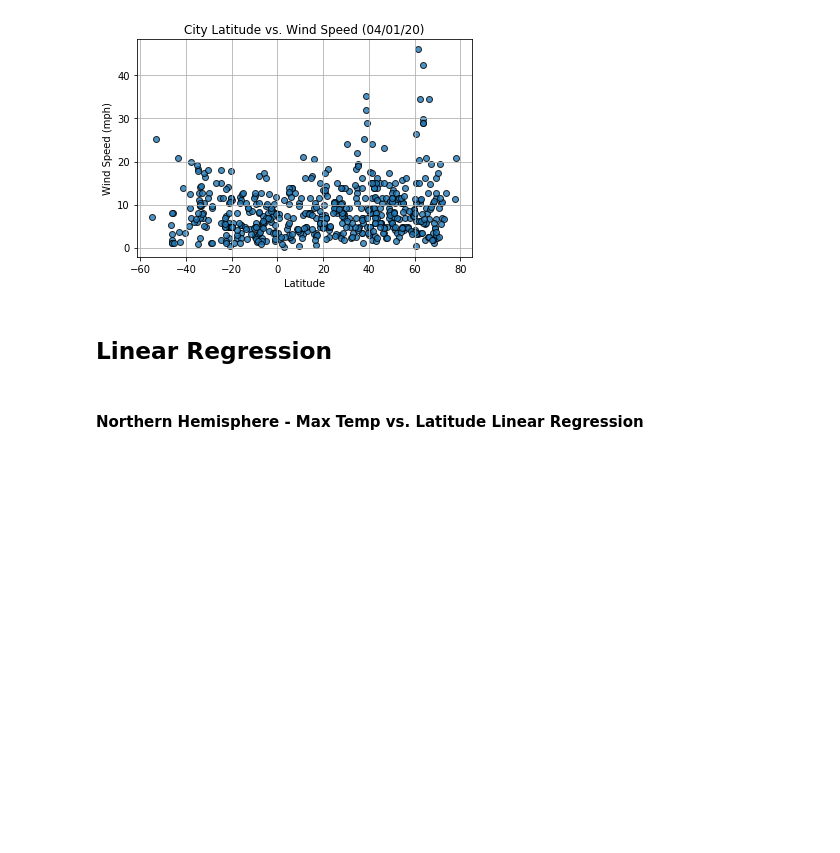
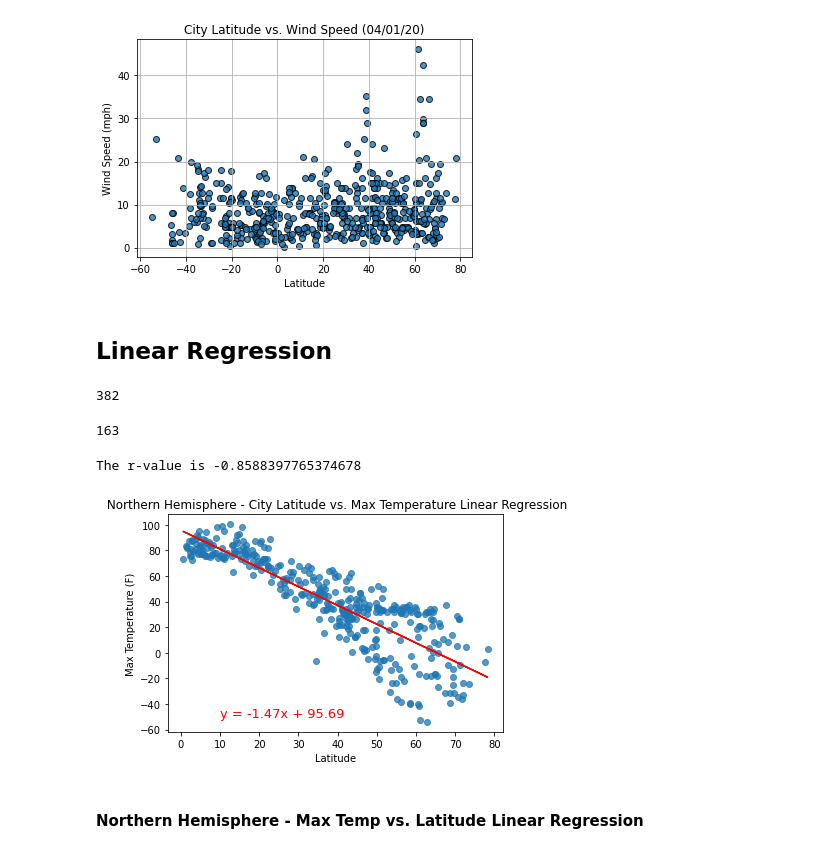
Before and after one commit to acsours/python-api-challenge, a Jupyter notebook: WeatherPy.ipynb, the cells around one changed output. Cells and saved outputs as stored; diff of their text form; code cells hidden in the pictures; blank space fills up the shorter version.

Commit message:
linear regression models complete weatherpy

```diff
--- a/WeatherPy.ipynb
+++ b/WeatherPy.ipynb
@@ -500,3 +508,16 @@ plt.show()
 [figure]
 # %% [markdown]
 ## Linear Regression
+# %%
+# get northern hemisphere values using filter
+north_filter=clean_city_df['Lat']>=0
+north_values=clean_city_df.loc[north_filter,'Lat']
+display(len(north_values))
+
+
+south_filter=clean_city_df['Lat']<0
+south_values=clean_city_df.loc[south_filter,'Lat']
+display(len(south_values))
+# %% [output]
+382
+163
@@ -503,3 +526,28 @@ plt.show()
+# %%
+# Calculate correlation coefficient and linear regression model
+x_values = north_values
+y_values = clean_city_df.loc[north_filter, 'Max Temp']
+
+plt.scatter(x=x_values, y=y_values, marker='o', alpha=0.75)
+plt.title(" Northern Hemisphere - City Latitude vs. Max Temperature Linear Regression")
+plt.xlabel("Latitude")
+plt.ylabel("Max Temperature (F)")
+
+
+
+(slope, intercept, rvalue, pvalue, stderr) = sts.linregress(x_values, y_values)
+regress_values = x_values * slope + intercept
+correlation = sts.pearsonr(x_values, y_values)
+line_eq = "y = " + str(round(slope,2)) + "x + " + str(round(intercept,2))
+
+plt.plot(x_values, regress_values, "r-")
+plt.annotate(line_eq,(10, -50),fontsize=13,color="red")
+
+print(f'The r-value is {correlation[0]}')
+plt.show()
+# %% [output]
+The r-value is -0.8588397765374678
+[figure, added]
 # %% [markdown]
 ####  Northern Hemisphere - Max Temp vs. Latitude Linear Regression
 # %%
```
Also changed, not shown: parts of 14 cells of this notebook.
